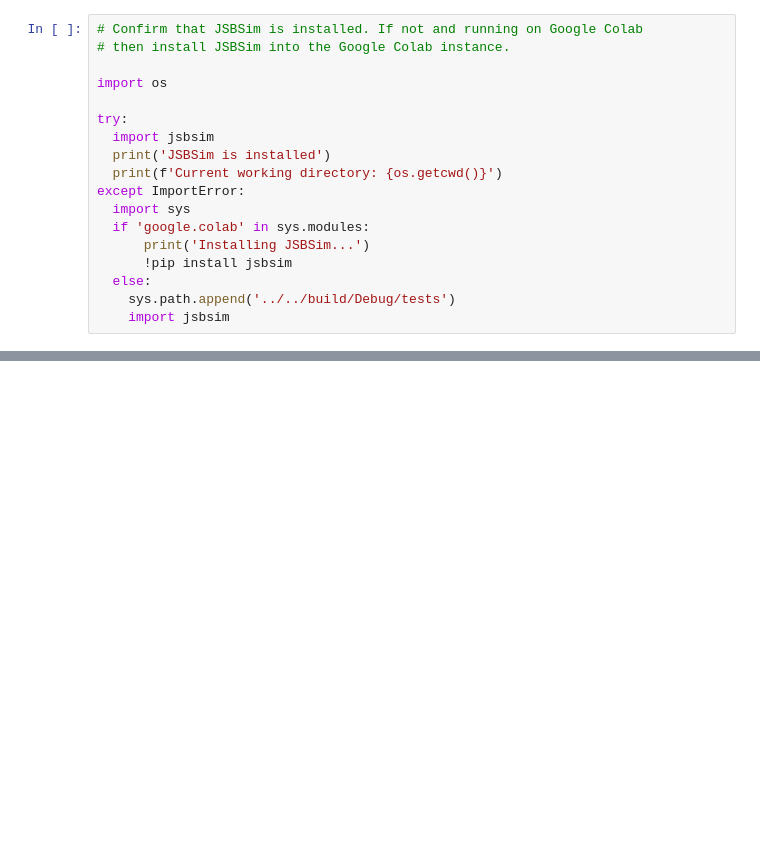
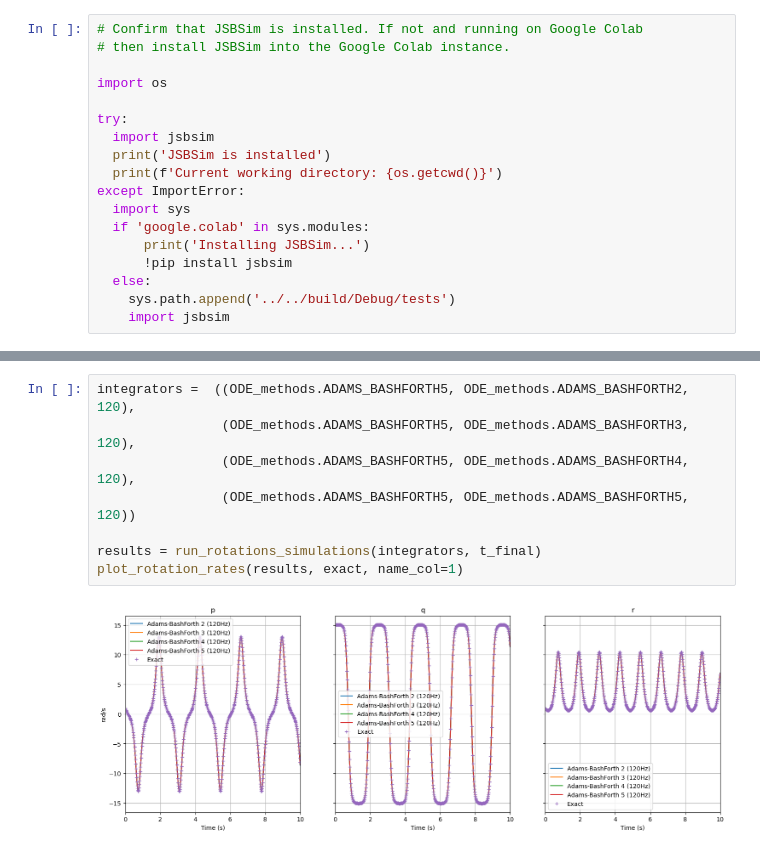
Before and after one commit to JSBSim-Team/jsbsim, a Jupyter notebook: examples/python/Rotations.ipynb, the cells around one changed output, grey strips where cells are left out. Drawn from its saved outputs; the diff is of its cells as text; blank space fills up the shorter version.

```diff
--- a/examples/python/Rotations.ipynb
+++ b/examples/python/Rotations.ipynb
@@ -252,0 +346,10 @@ ax3.grid()
+# %%
+integrators =  ((ODE_methods.ADAMS_BASHFORTH5, ODE_methods.ADAMS_BASHFORTH2, 120),
+                (ODE_methods.ADAMS_BASHFORTH5, ODE_methods.ADAMS_BASHFORTH3, 120),
+                (ODE_methods.ADAMS_BASHFORTH5, ODE_methods.ADAMS_BASHFORTH4, 120),
+                (ODE_methods.ADAMS_BASHFORTH5, ODE_methods.ADAMS_BASHFORTH5, 120))
+
+results = run_rotations_simulations(integrators, t_final)
+plot_rotation_rates(results, exact, name_col=1)
+# %% [output]
+[figure, added]
```
Also changed, not shown: parts of 28 cells of this notebook.
